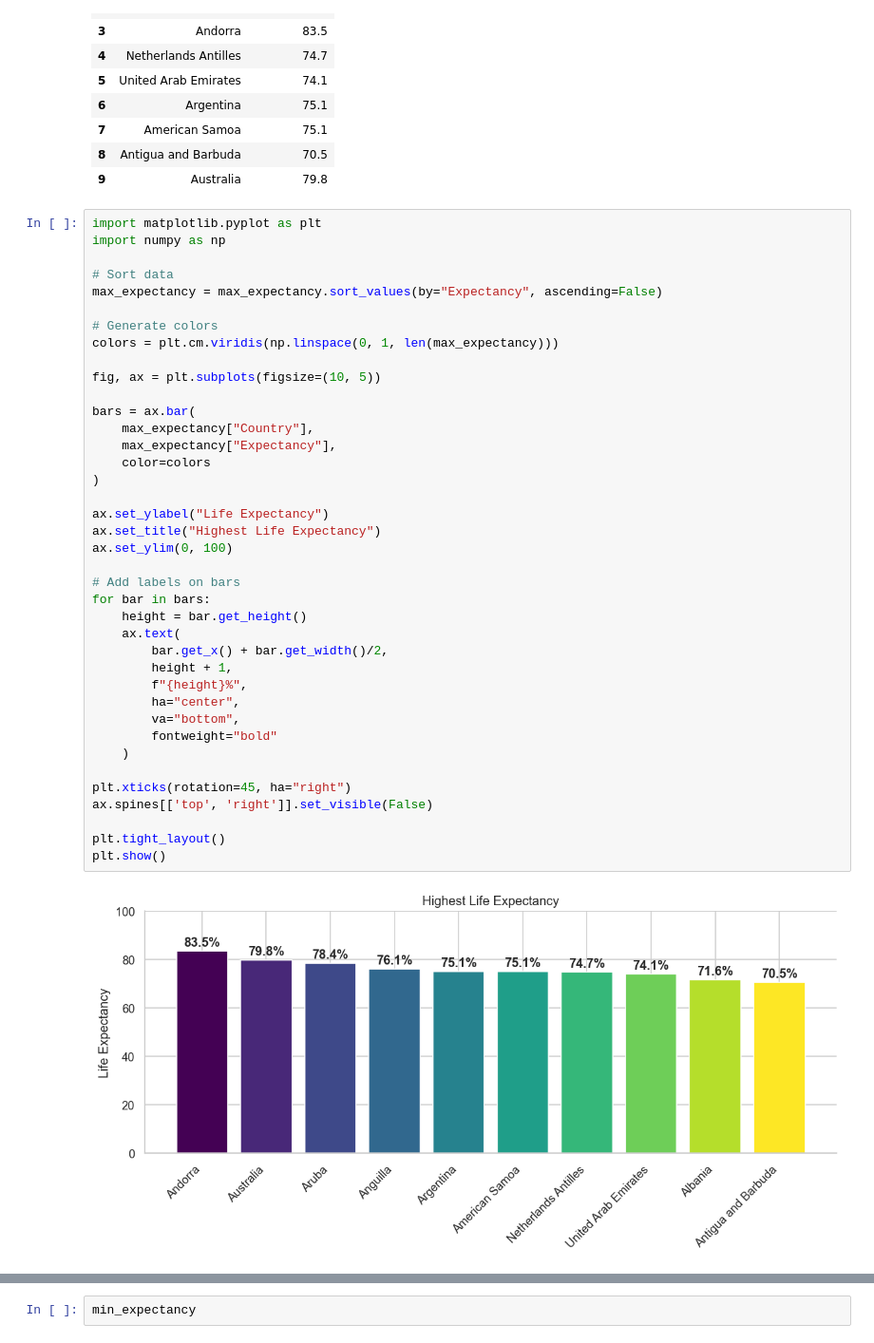
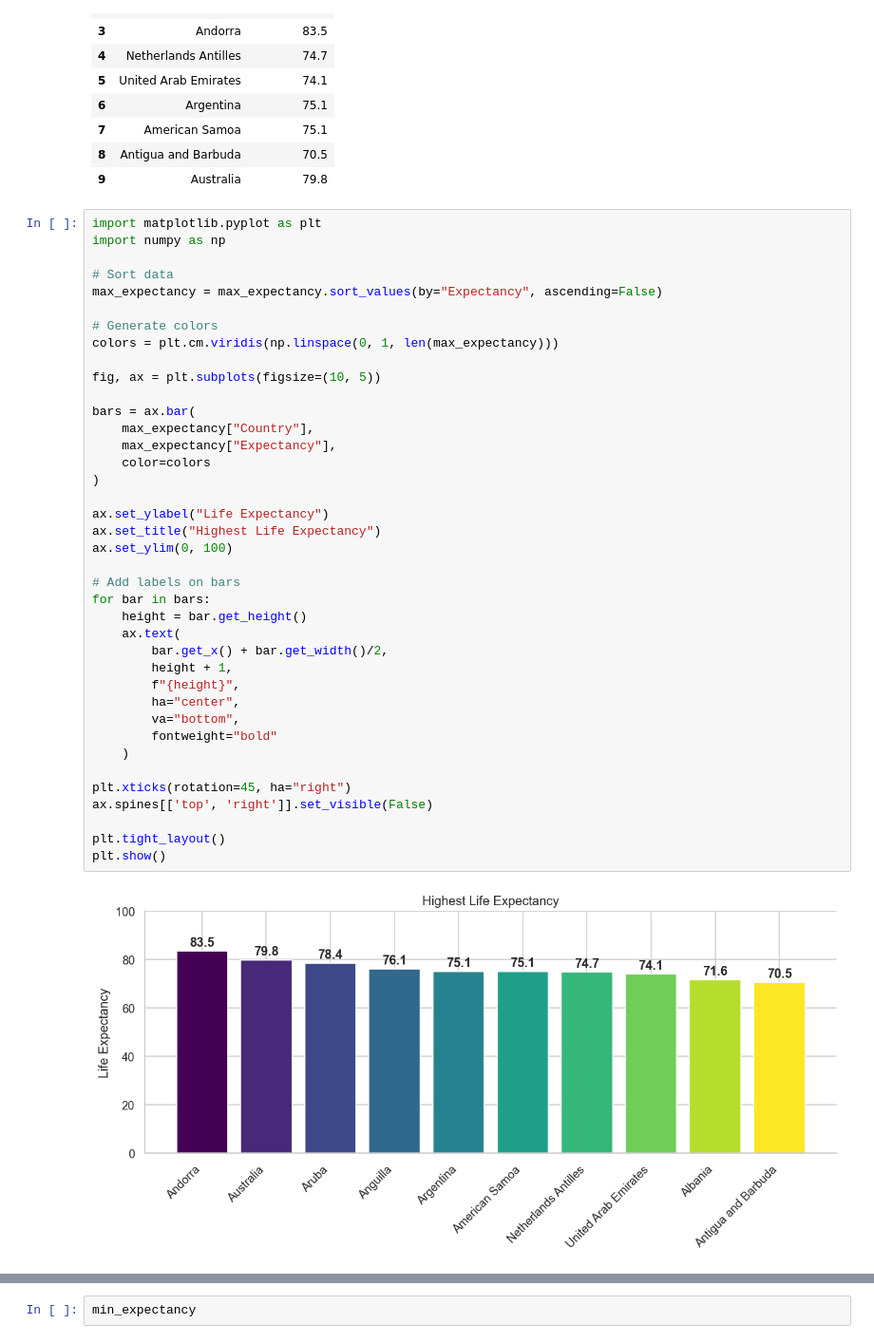
Before and after one commit to radhikaurhekar/Population-Diversity-Study, a Jupyter notebook: data_analysis_graphics.ipynb, the cells around one changed output, grey strips where cells are left out. Shown at 95% size. Drawn from its saved outputs; the diff is of its cells as text.

```diff
--- a/data_analysis_graphics.ipynb
+++ b/data_analysis_graphics.ipynb
@@ -54,32 +58,32 @@ colors = plt.cm.viridis(np.linspace(0, 1, len(max_expectancy)))
 
 fig, ax = plt.subplots(figsize=(10, 5))
 
 bars = ax.bar(
     max_expectancy["Country"],
     max_expectancy["Expectancy"],
     color=colors
 )
 
 ax.set_ylabel("Life Expectancy")
 ax.set_title("Highest Life Expectancy")
 ax.set_ylim(0, 100)
 
 # Add labels on bars
 for bar in bars:
     height = bar.get_height()
     ax.text(
         bar.get_x() + bar.get_width()/2,
         height + 1,
-        f"{height}%",
+        f"{height}",
         ha="center",
         va="bottom",
         fontweight="bold"
     )
 
 plt.xticks(rotation=45, ha="right")
 ax.spines[['top', 'right']].set_visible(False)
 
 plt.tight_layout()
 plt.show()
 # %% [output]
-[figure, old version]
+[figure, new version]
```
Also changed, not shown: parts of 42 cells of this notebook.
